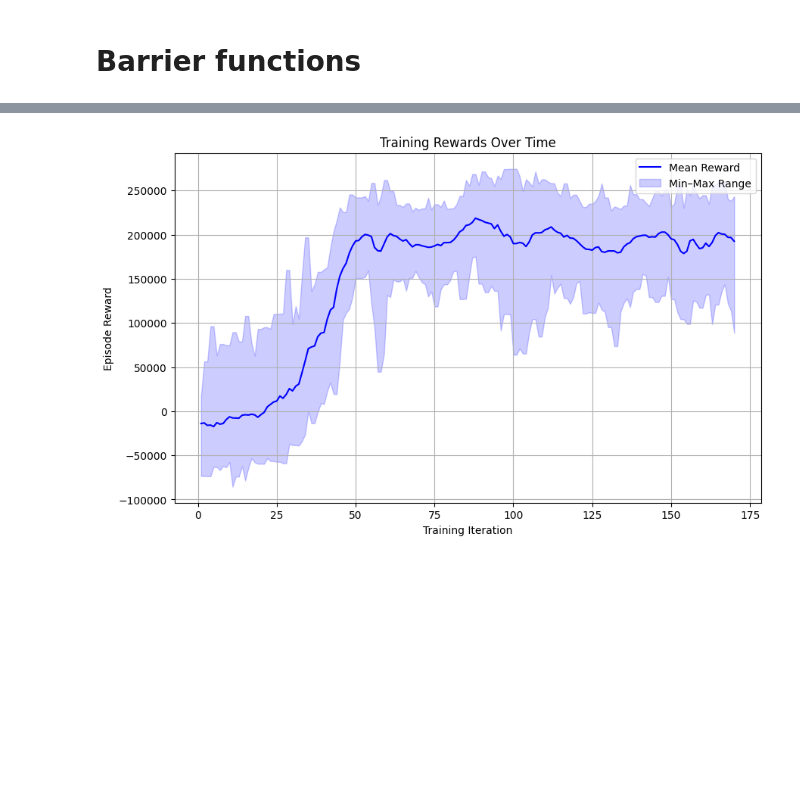
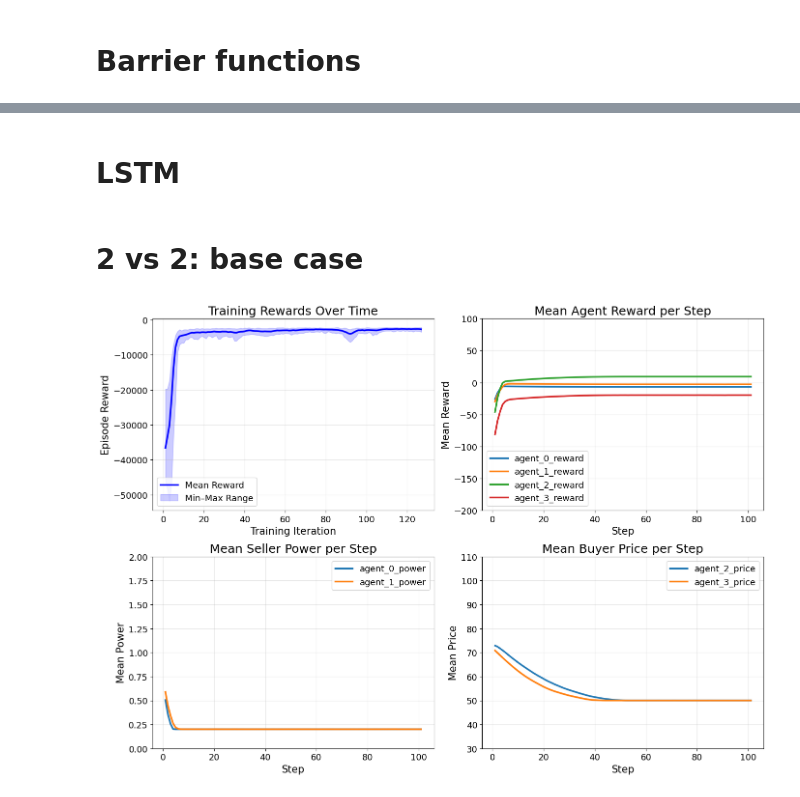
Before and after one commit to juanbmedina/marlgrid, a Jupyter notebook: p2p_energy_env/base_env/data_analysis.ipynb, the cells around one changed output, grey strips where cells are left out. Cells and saved outputs as stored; diff of their text form; code cells hidden in the pictures; blank space fills up the shorter version.

```diff
--- a/p2p_energy_env/base_env/data_analysis.ipynb
+++ b/p2p_energy_env/base_env/data_analysis.ipynb
@@ -116,7 +186,10 @@ plot_reward(path)
-# %%
-
-
-path = "../trained_policies/maa2c_lstm_P2PEnergyEnv/energy_market_2025-10-14_17-21-32/progress.csv"
-plot_reward(path)
-# %% [output]
-[figure, removed]
+# %% [markdown]
+# LSTM
+# %% [markdown]
+# 2 vs 2: base case
+# %%
+training_path = "../trained_policies/maa2c_lstm_P2PEnergyEnv/2C_2B_base_2025-10-28_13-00-46/progress.csv"
+eval_path = "evaluated_policies/maa2c_lstm_P2PEnergyEnv/2C_2B_base_2025-10-28_13-25-44/market_log.csv"
+full_analysis_plot(training_path, eval_path)
+# %% [output]
+[figure, added]
```
Also changed, not shown: parts of 25 cells of this notebook, 24 other files.
